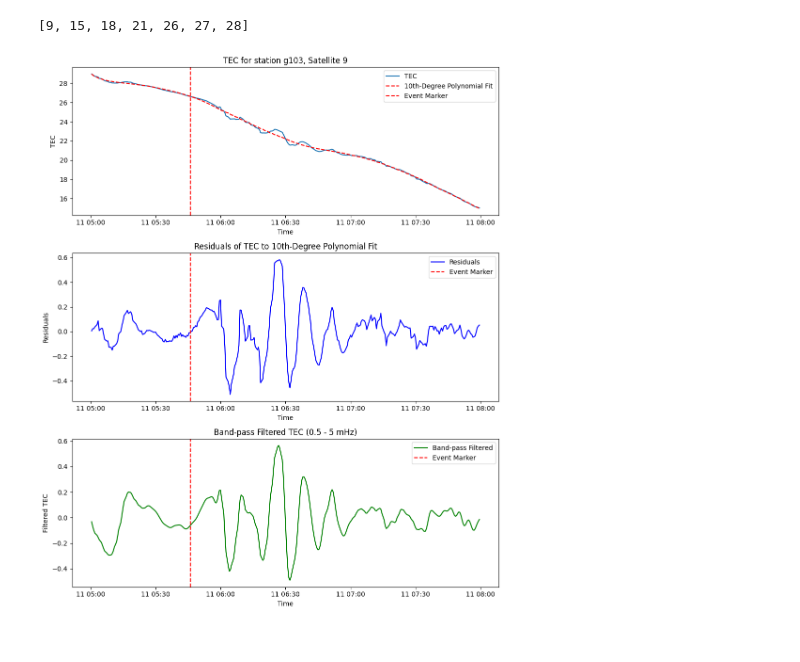
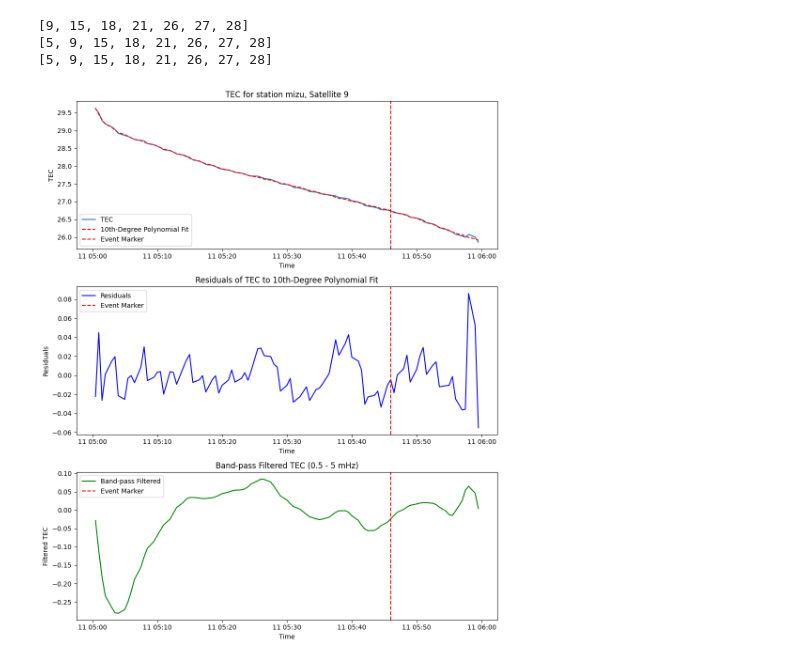
Before and after one commit to mfkiwl/tsunami-vtec-waves, a Jupyter notebook: residuals_plus_bandfilter-3.ipynb, the cells around one changed output. Cells and saved outputs as stored; diff of their text form; code cells hidden in the pictures.

```diff
--- a/residuals_plus_bandfilter-3.ipynb
+++ b/residuals_plus_bandfilter-3.ipynb
@@ -3,7 +3,7 @@ import pandas as pd
 import numpy as np
 import matplotlib.pyplot as plt
 from scipy.signal import butter, filtfilt
-
+event_time = "2011-03-11 05:46:00"
 # Load and preprocess data
 df = pd.read_csv('tohoku_filtered_data.csv')
 df['datetime'] = pd.to_datetime(df['ut1_unix'], unit='s')
@@ -16,7 +16,10 @@ def get_satellites_in_contact(df, station_id, event_time):
     return satellites_in_contact.tolist()
 satellites = get_satellites_in_contact(df,'g103',event_time)
 print(satellites)
-
+satellites = get_satellites_in_contact(df,'mizu',event_time)
+print(satellites)
+satellites = get_satellites_in_contact(df,'g205',event_time)
+print(satellites)
 def calculate_residuals(data, order=10):
     time_numeric = np.arange(len(data))
     poly_coeffs = np.polyfit(time_numeric, data, order)
@@ -51,6 +54,7 @@ def get_band_filtered_data(df, station_id, sat_id, start_time, end_time, lowcut=
     return pd.Series(filtered_data, index=df_filtered['datetime'])
 
 def plot_combined(df, station_id, sat_id, start_time, end_time, event_time, lowcut=0.5e-3, highcut=5e-3, tec_type="los_tec"):
+
     start_time = pd.to_datetime(start_time)
     end_time = pd.to_datetime(end_time)
     event_time = pd.to_datetime(event_time)
@@ -87,35 +91,38 @@ def plot_combined(df, station_id, sat_id, start_time, end_time, event_time, lowc
     plt.axvline(event_time, color='red', linestyle='--', label="Event Marker")
     plt.title(f"Residuals of {tec_type.upper()} to 10th-Degree Polynomial Fit")
     plt.xlabel("Time")
     plt.ylabel("Residuals")
     plt.legend()
 
     # Plot Band-pass Filtered Data
     plt.subplot(3, 1, 3)
     plt.plot(df_filtered.index, filtered_data, label="Band-pass Filtered", color='green')
     plt.axvline(event_time, color='red', linestyle='--', label="Event Marker")
     plt.title(f"Band-pass Filtered {tec_type.upper()} (0.5 - 5 mHz)")
     plt.xlabel("Time")
     plt.ylabel("Filtered " + tec_type.upper())
     plt.legend()
 
     plt.tight_layout()
     plt.show()
 
 # Example usage with option to switch between los_tec and tec
-station_id = 'g103'
+station_id = 'mizu'
 sat_id = 9
+
 start_time = '2011-03-11 05:00:00'
 end_time = '2011-03-11 08:00:00'
 event_time = "2011-03-11 05:46:00"
 
 # Call the plot function with either 'los_tec' or 'tec'
 df = pd.read_csv('tohoku_filtered_data.csv')
 df['datetime'] = pd.to_datetime(df['ut1_unix'], unit='s')
 plot_combined(df, station_id, sat_id, start_time, end_time, event_time, tec_type="tec")
 # %% [output]
 [9, 15, 18, 21, 26, 27, 28]
+[5, 9, 15, 18, 21, 26, 27, 28]
+[5, 9, 15, 18, 21, 26, 27, 28]
-[figure, old version]
+[figure, new version]
 # %%
 def detect_disturbance_time(filtered_data, threshold=0.5):
     """
```
Also changed, not shown: parts of 4 cells of this notebook, 1 other file.
